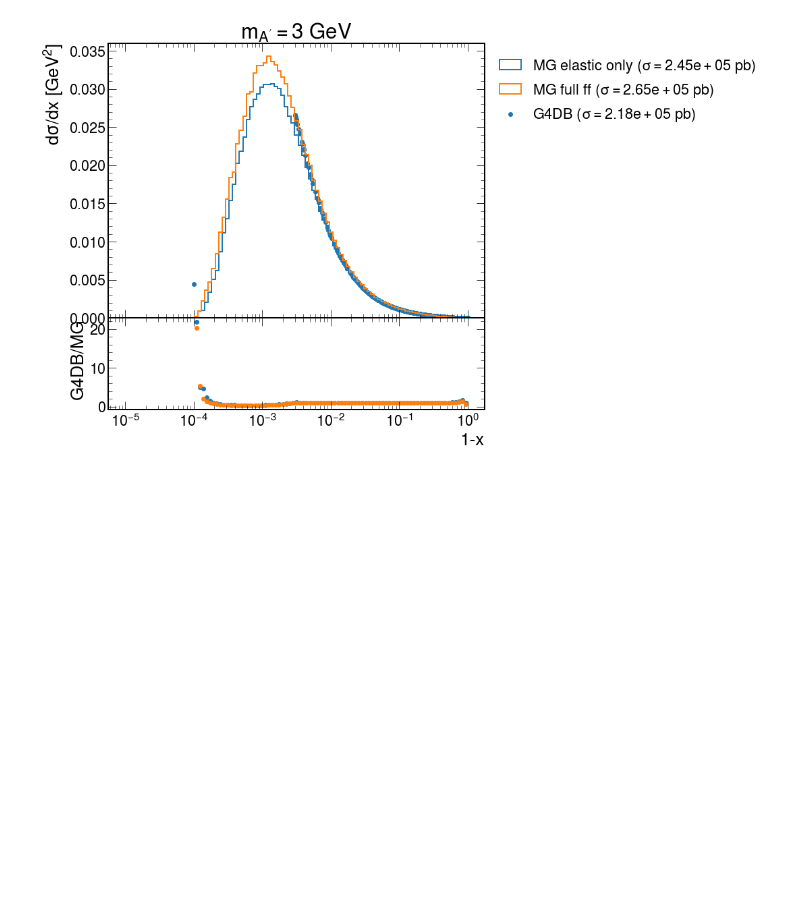
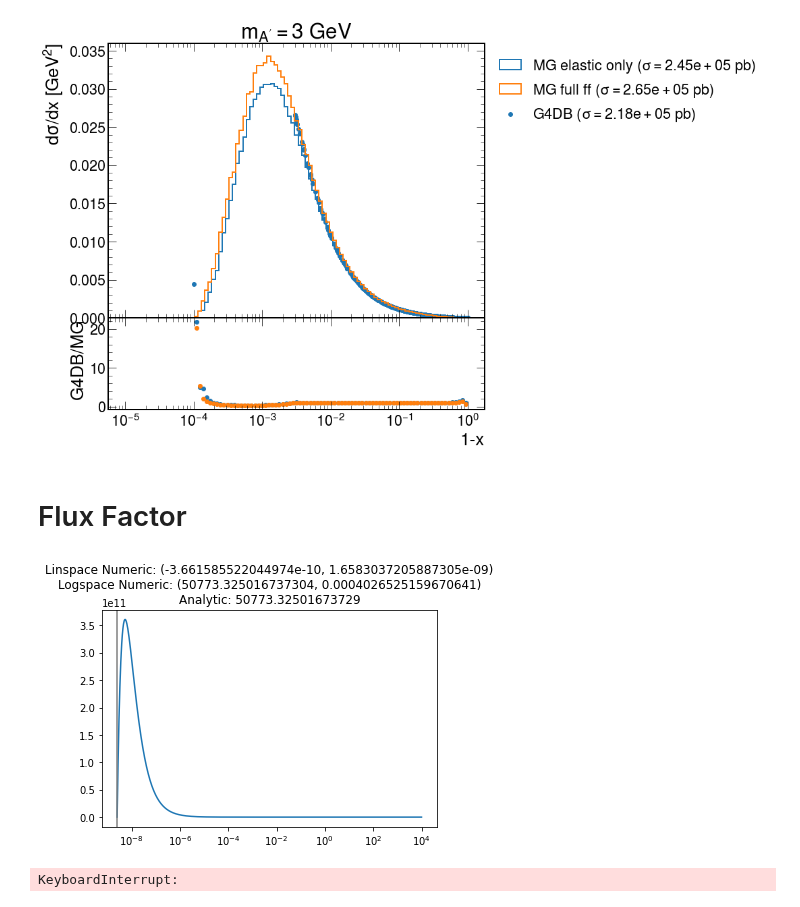
Before and after one commit to tomeichlersmith/ldmx-sim-technique, a Jupyter notebook: xsec.ipynb, the cells around one changed output. Cells and saved outputs as stored; diff of their text form; code cells hidden in the pictures; blank space fills up the shorter version.

Commit message:
flux factor section

```diff
--- a/xsec.ipynb
+++ b/xsec.ipynb
@@ -119,3 +119,5 @@ for ma in ['0.2','1','3'] :
 [figure]
 [figure]
 [figure]
+# %% [markdown]
+# Flux Factor
@@ -121,0 +180,8 @@ for ma in ['0.2','1','3'] :
+# %%
+ChiIntegrand.plt(183.85, 64,
+                 *tlim(1,0.000, 0.1,100,0.000511),
+                samples=1000)
+plt.xscale('log')
+plt.show()
+# %% [output]
+[figure, added]
@@ -121,0 +190,4 @@ for ma in ['0.2','1','3'] :
+# %%
+chi_samples = pd.read_csv('sim/sw/xsec/el/chi.csv')
+# %% [output]
+KeyboardInterrupt:
```
Also changed, not shown: parts of 2 cells of this notebook.
